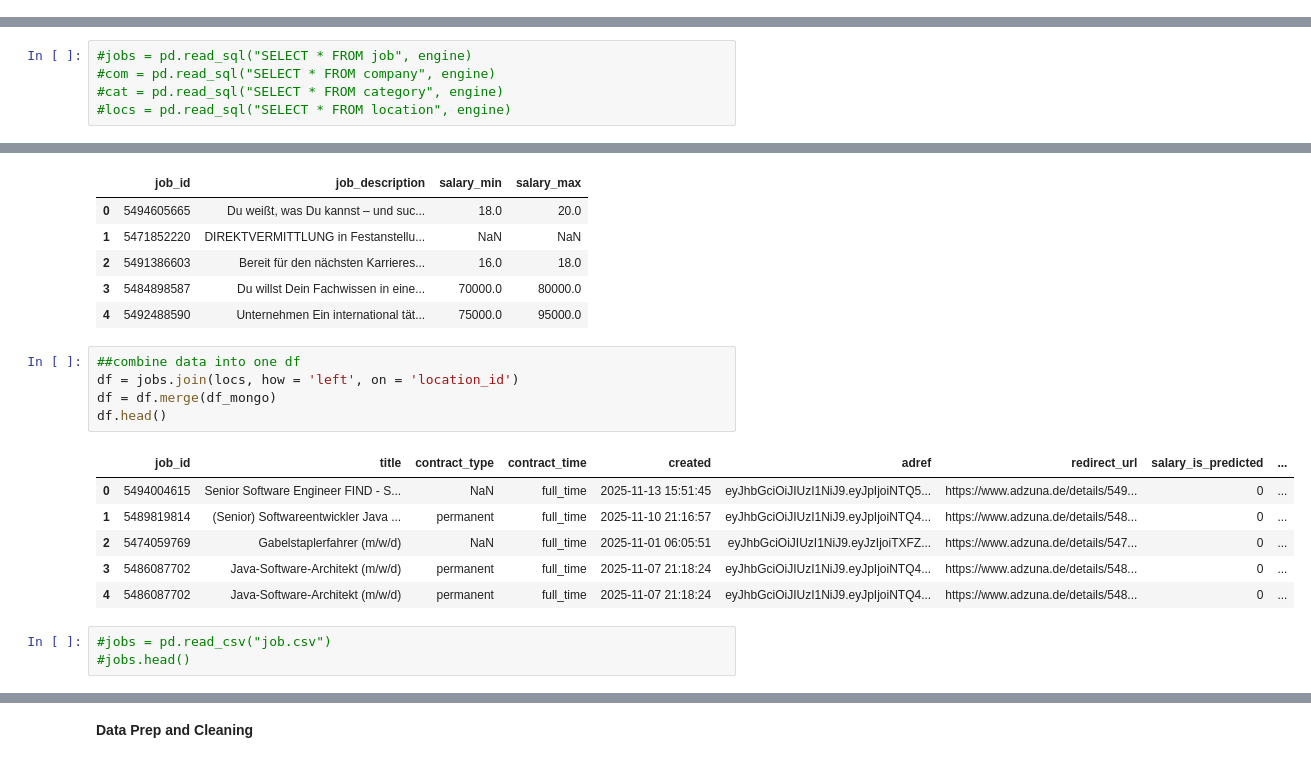
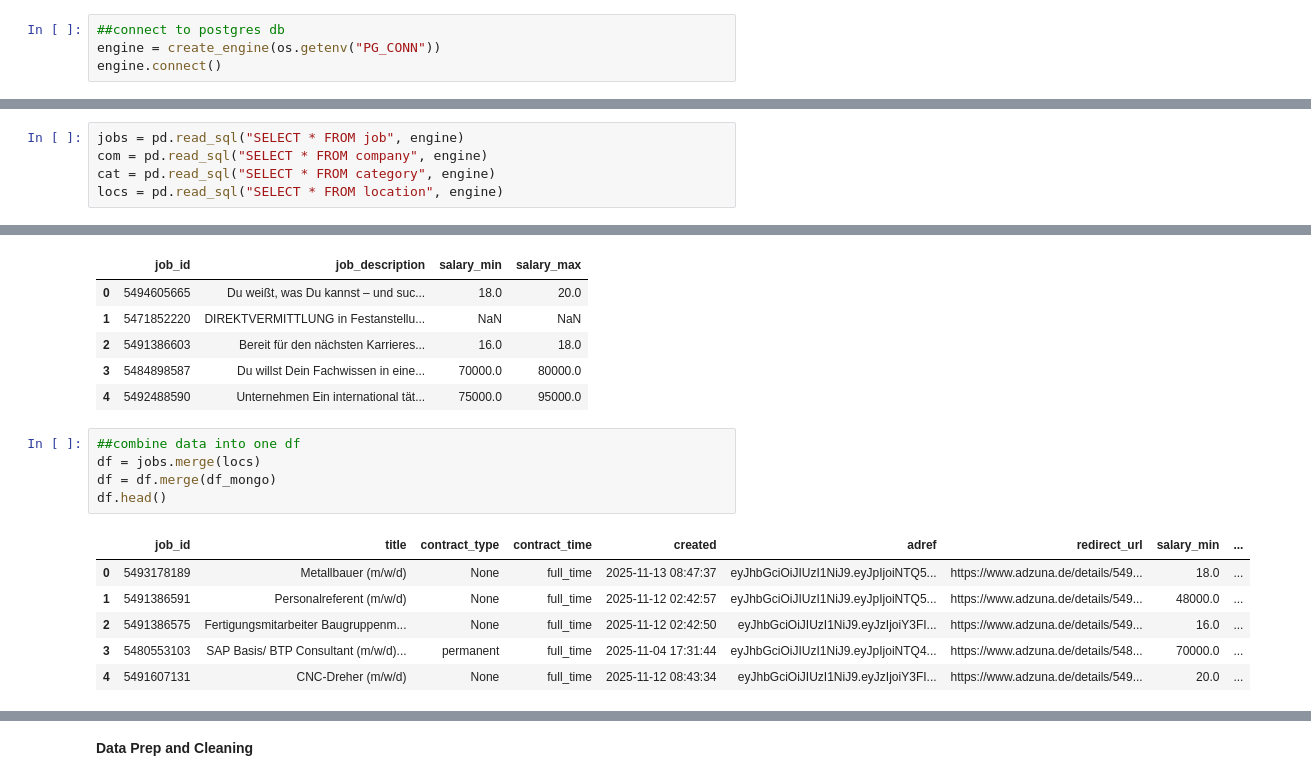
Before and after one commit to DataScientest-Studio/oct25_bde_job_market, a Jupyter notebook: notebooks/ml_test.ipynb, the cells around one changed output, grey strips where cells are left out. Cells and saved outputs as stored; diff of their text form.

```diff
--- a/notebooks/ml_test.ipynb
+++ b/notebooks/ml_test.ipynb
@@ -10,3 +10,7 @@ from sklearn.model_selection import train_test_split
 from sklearn.linear_model import LinearRegression
 # %% [markdown]
 First we load the data by connecting to Postgres and Mongo
+# %%
+##connect to postgres db
+engine = create_engine(os.getenv("PG_CONN"))
+engine.connect()
@@ -17,5 +29,5 @@ First we load the data by connecting to Postgres and Mongo
 # %%
-#jobs = pd.read_sql("SELECT * FROM job", engine)
-#com = pd.read_sql("SELECT * FROM company", engine)
-#cat = pd.read_sql("SELECT * FROM category", engine)
-#locs = pd.read_sql("SELECT * FROM location", engine)
+jobs = pd.read_sql("SELECT * FROM job", engine)
+com = pd.read_sql("SELECT * FROM company", engine)
+cat = pd.read_sql("SELECT * FROM category", engine)
+locs = pd.read_sql("SELECT * FROM location", engine)
@@ -62,19 +80,16 @@ df_mongo.head()
 | 4 | 5492488590 | Unternehmen Ein international tät... | 75000.0 | 95000.0 |
 # %%
 ##combine data into one df
-df = jobs.join(locs, how = 'left', on = 'location_id')
+df = jobs.merge(locs)
 df = df.merge(df_mongo)
 df.head()
 # %% [output]
-|  | job_id | title | contract_type | contract_time | created | adref | redirect_url | salary_is_predicted | ... |
-| 0 | 5494004615 | Senior Software Engineer FIND - S... | NaN | full_time | 2025-11-13 15:51:45 | eyJhbGciOiJIUzI1NiJ9.eyJpIjoiNTQ5... | https://www.adzuna.de/details/549... | 0 | ... |
-| 1 | 5489819814 | (Senior) Softwareentwickler Java ... | permanent | full_time | 2025-11-10 21:16:57 | eyJhbGciOiJIUzI1NiJ9.eyJpIjoiNTQ4... | https://www.adzuna.de/details/548... | 0 | ... |
-| 2 | 5474059769 | Gabelstaplerfahrer (m/w/d) | NaN | full_time | 2025-11-01 06:05:51 | eyJhbGciOiJIUzI1NiJ9.eyJzIjoiTXFZ... | https://www.adzuna.de/details/547... | 0 | ... |
-| 3 | 5486087702 | Java-Software-Architekt (m/w/d) | permanent | full_time | 2025-11-07 21:18:24 | eyJhbGciOiJIUzI1NiJ9.eyJpIjoiNTQ4... | https://www.adzuna.de/details/548... | 0 | ... |
-| 4 | 5486087702 | Java-Software-Architekt (m/w/d) | permanent | full_time | 2025-11-07 21:18:24 | eyJhbGciOiJIUzI1NiJ9.eyJpIjoiNTQ4... | https://www.adzuna.de/details/548... | 0 | ... |
+|  | job_id | title | contract_type | contract_time | created | adref | redirect_url | salary_min | ... |
+| 0 | 5493178189 | Metallbauer (m/w/d) | None | full_time | 2025-11-13 08:47:37 | eyJhbGciOiJIUzI1NiJ9.eyJpIjoiNTQ5... | https://www.adzuna.de/details/549... | 18.0 | ... |
+| 1 | 5491386591 | Personalreferent (m/w/d) | None | full_time | 2025-11-12 02:42:57 | eyJhbGciOiJIUzI1NiJ9.eyJpIjoiNTQ5... | https://www.adzuna.de/details/549... | 48000.0 | ... |
+| 2 | 5491386575 | Fertigungsmitarbeiter Baugruppenm... | None | full_time | 2025-11-12 02:42:50 | eyJhbGciOiJIUzI1NiJ9.eyJzIjoiY3FI... | https://www.adzuna.de/details/549... | 16.0 | ... |
+| 3 | 5480553103 | SAP Basis/ BTP Consultant (m/w/d)... | permanent | full_time | 2025-11-04 17:31:44 | eyJhbGciOiJIUzI1NiJ9.eyJpIjoiNTQ4... | https://www.adzuna.de/details/548... | 70000.0 | ... |
+| 4 | 5491607131 | CNC-Dreher (m/w/d) | None | full_time | 2025-11-12 08:43:34 | eyJhbGciOiJIUzI1NiJ9.eyJzIjoiY3FI... | https://www.adzuna.de/details/549... | 20.0 | ... |
-# %%
-#jobs = pd.read_csv("job.csv")
-#jobs.head()
 # %%
 # Check data types
 print("Data Types:")
```
Also changed, not shown: parts of 17 cells of this notebook, 2 other files.
